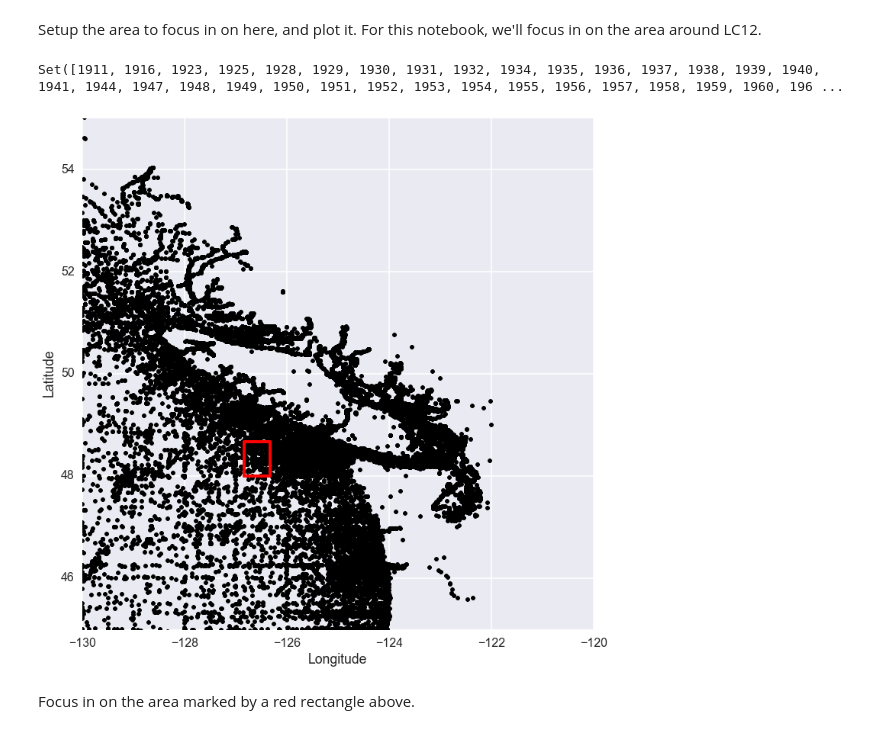
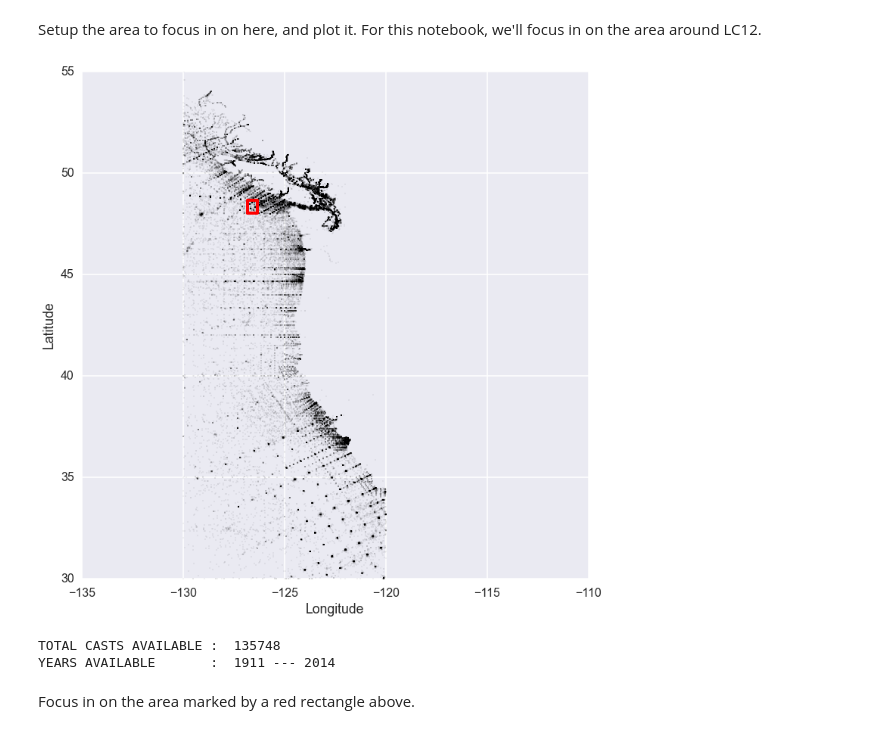
Before and after one commit to UBC-MOAD/falkor_upwelling, a Jupyter notebook: 1_Notebooks/read_NOAA.ipynb, the cells around one changed output. Saved outputs shown, nothing was run; the diff lists cells and outputs as text; code cells hidden in the pictures.

```diff
--- a/1_Notebooks/read_NOAA.ipynb
+++ b/1_Notebooks/read_NOAA.ipynb
@@ -28,30 +28,34 @@ FOCUS_LAT_MAX = 48+(40.0/60.0)
 # %%
 plt.figure(figsize=(12,12))
 
 sns.set_style("darkgrid")
 sns.set_context("poster")
 
 lats = []
 lons = []
 yrs = Set([])
 for cast in cast_inf:
     if 'Temperatur' in cast['Variables'] and 'Salinity' in cast['Variables']:
         lats.append(cast['Latitude'])
         lons.append(cast['Longitude'])
         yrs.add(cast['Year'])
 
-print yrs
-plt.plot(lons,lats,'.k')
+plt.plot(lons,lats,'.k',ms=1)
 x_bd_box = [FOCUS_LON_MIN,FOCUS_LON_MAX,FOCUS_LON_MAX,FOCUS_LON_MIN,FOCUS_LON_MIN]
 y_bd_box = [FOCUS_LAT_MIN,FOCUS_LAT_MIN,FOCUS_LAT_MAX,FOCUS_LAT_MAX,FOCUS_LAT_MIN]
 plt.plot(x_bd_box,y_bd_box,'-r',lw=4)
-plt.ylim((45,55))
+plt.ylim((30,55))
+plt.xlim((-135,-110))
 plt.xlabel('Longitude')
 plt.ylabel('Latitude')
 plt.show()
+
+print "TOTAL CASTS AVAILABLE : ", str(len(cast_inf))
+print "YEARS AVAILABLE       : ", str(min(yrs)), "---", str(max(yrs))
 # %% [output]
+[figure, new version]
-Set([1911, 1916, 1923, 1925, 1928, 1929, 1930, 1931, 1932, 1934, 1935, 1936, 1937, 1938, 1939, 1940, 1941, 1944, 1947, 1948, 1949, 1950, 1951, 1952, 1953, 1954, 1955, 1956, 1957, 1958, 1959, 1960, 196 ...
+TOTAL CASTS AVAILABLE :  135748
+YEARS AVAILABLE       :  1911 --- 2014
-[figure, old version]
 # %% [markdown]
 Focus in on the area marked by a red rectangle above.
 # %%
```
Also changed, not shown: parts of 1 cell of this notebook.
